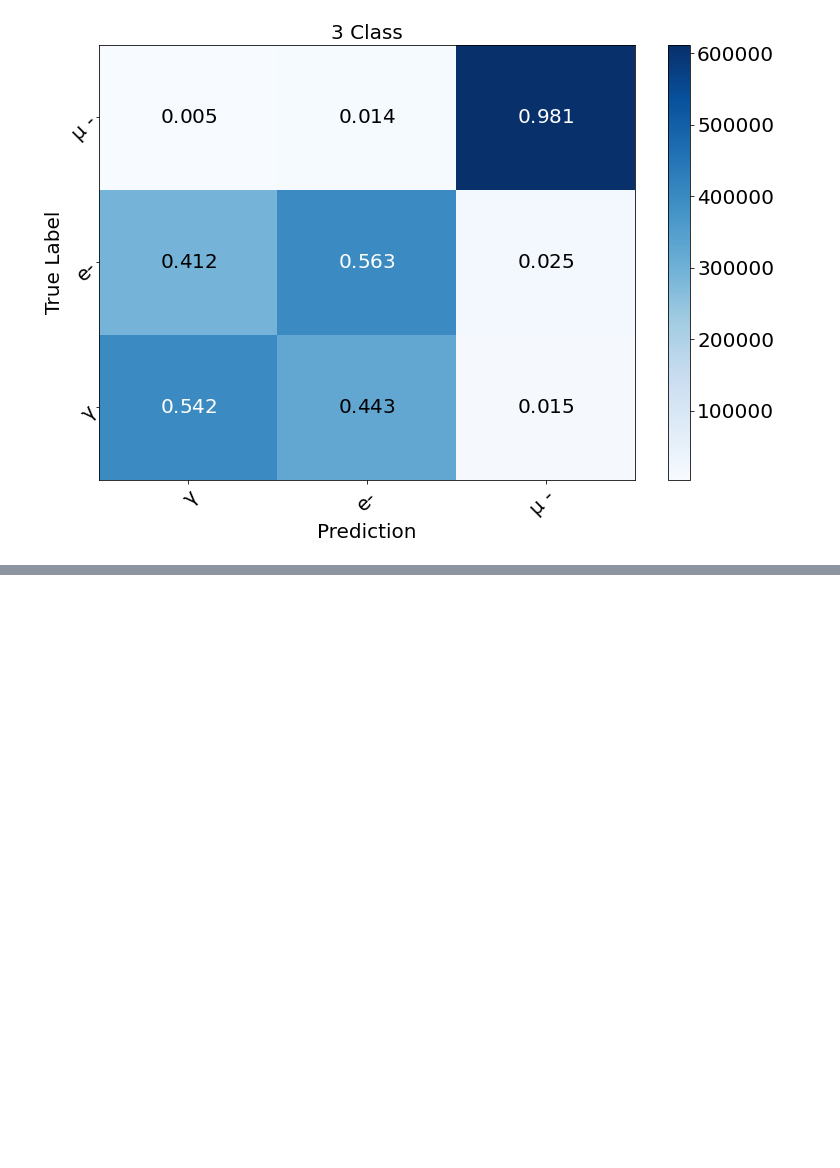
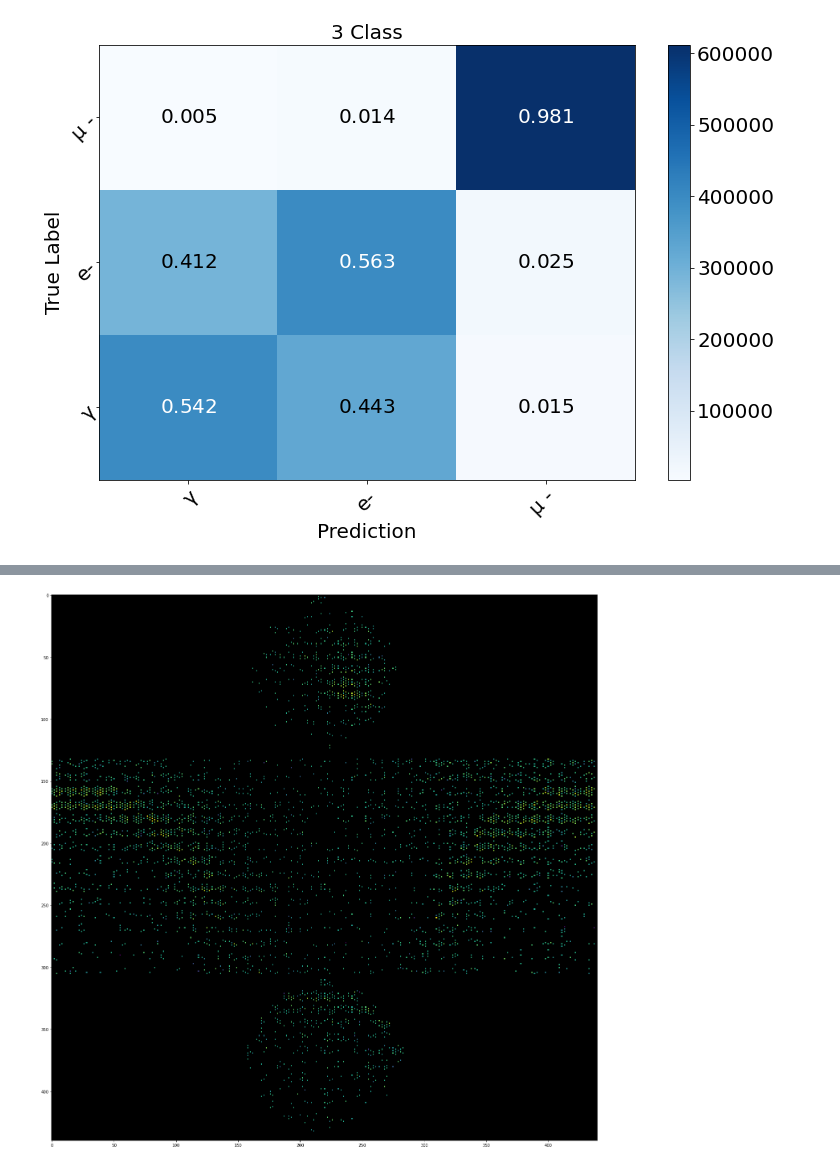
Before and after one commit to WatChMaL/CNN, a Jupyter notebook: ResNet_Analysis/Final Summary Plotting.ipynb, the cells around one changed output, grey strips where cells are left out. Cells and saved outputs as stored; diff of their text form; code cells hidden in the pictures; blank space fills up the shorter version.

```diff
--- a/ResNet_Analysis/Final Summary Plotting.ipynb
+++ b/ResNet_Analysis/Final Summary Plotting.ipynb
@@ -81,0 +129,15 @@ ax.set_xlim(left=0.6,right=1.0)
+# %%
+plt.show()
+fig, ax = plt.subplots(1,1,figsize=(25,25),facecolor='w')
+cmap = plt.cm.viridis
+cmap.set_bad(color='black')
+event=original_eventdata[np.where(original_labels==1)[0][np.random.randint(1,high=3000000)],:,:,0:19]
+a=get_plot_array(event)
+ax.imshow(a,
+           origin="upper",
+           cmap=cmap,
+           norm=colors.LogNorm(vmax=np.amax(event),
+                                         clip=True))
+plt.show()
+# %% [output]
+[figure, added]
```
Also changed, not shown: parts of 4 cells of this notebook, 2 other files.
